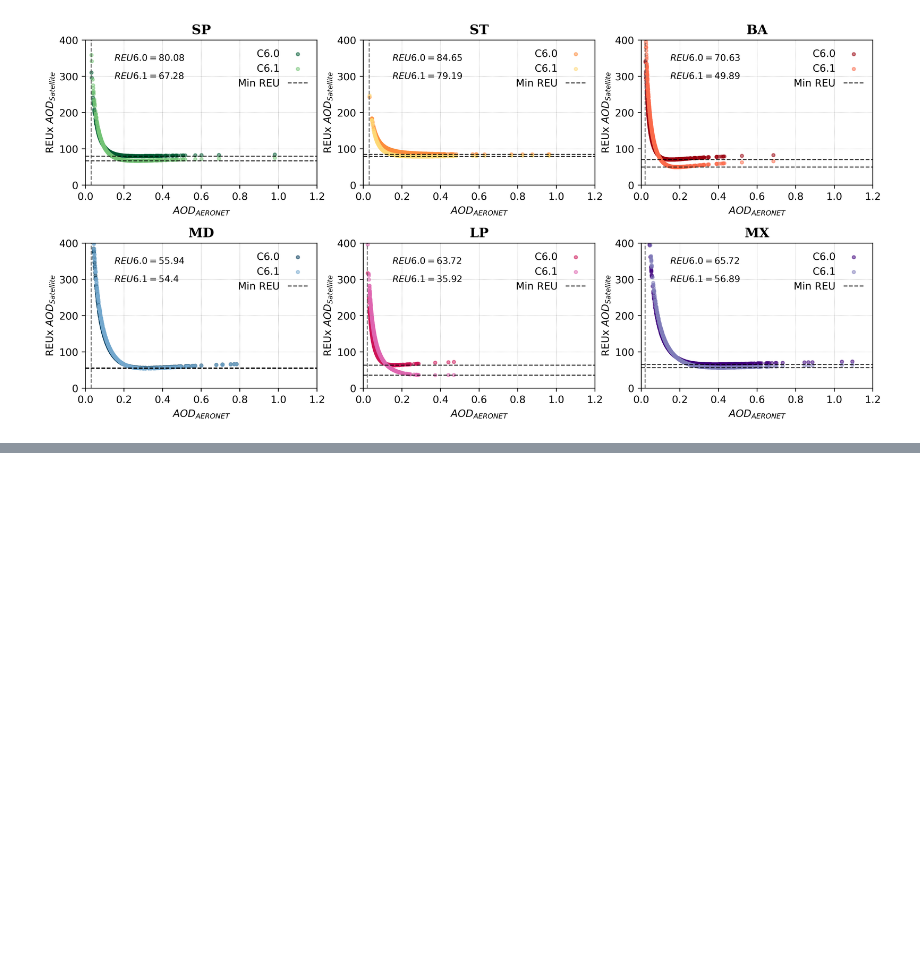
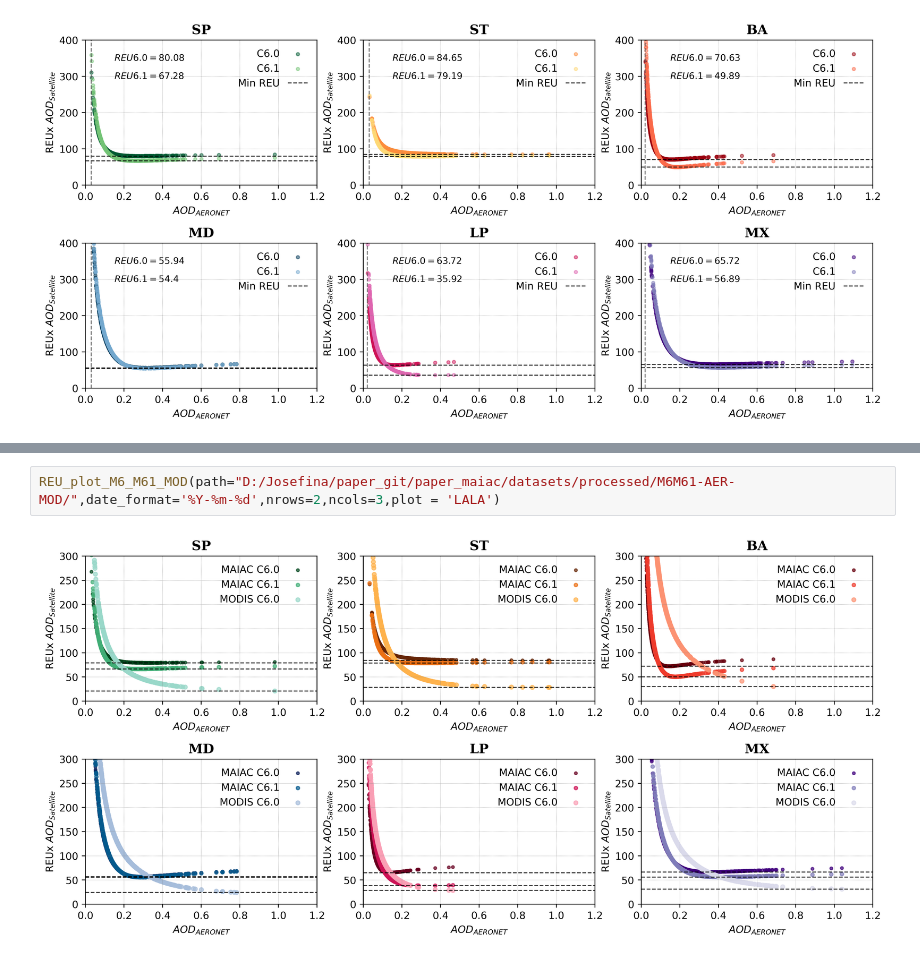
Before and after one commit to joseurquiza88/MAIAC-Processing, a Jupyter notebook: code/06_maiac.ipynb, the cells around one changed output, grey strips where cells are left out. Drawn from its saved outputs; the diff is of its cells as text; blank space fills up the shorter version.

```diff
--- a/code/06_maiac.ipynb
+++ b/code/06_maiac.ipynb
@@ -411,0 +552,4 @@ REU_plot(path="D:/Josefina/paper_git/paper_maiac/datasets/processed/M6M61AER/",d
+# %%
+REU_plot_M6_M61_MOD(path="D:/Josefina/paper_git/paper_maiac/datasets/processed/M6M61-AER-MOD/",date_format='%Y-%m-%d',nrows=2,ncols=3,plot = 'LALA')
+# %% [output]
+[figure, added]
```
Also changed, not shown: parts of 1 cell of this notebook, 3 other files.
